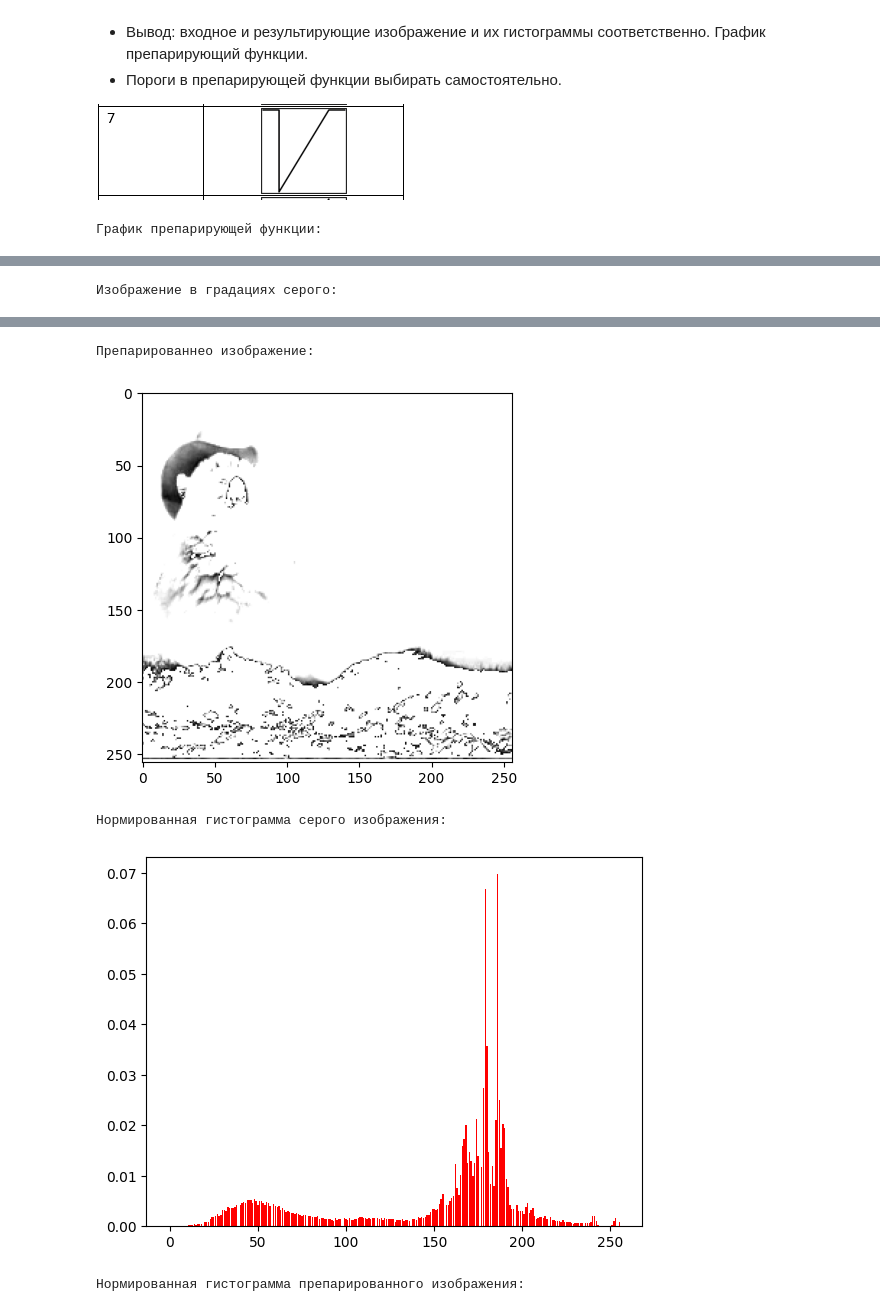
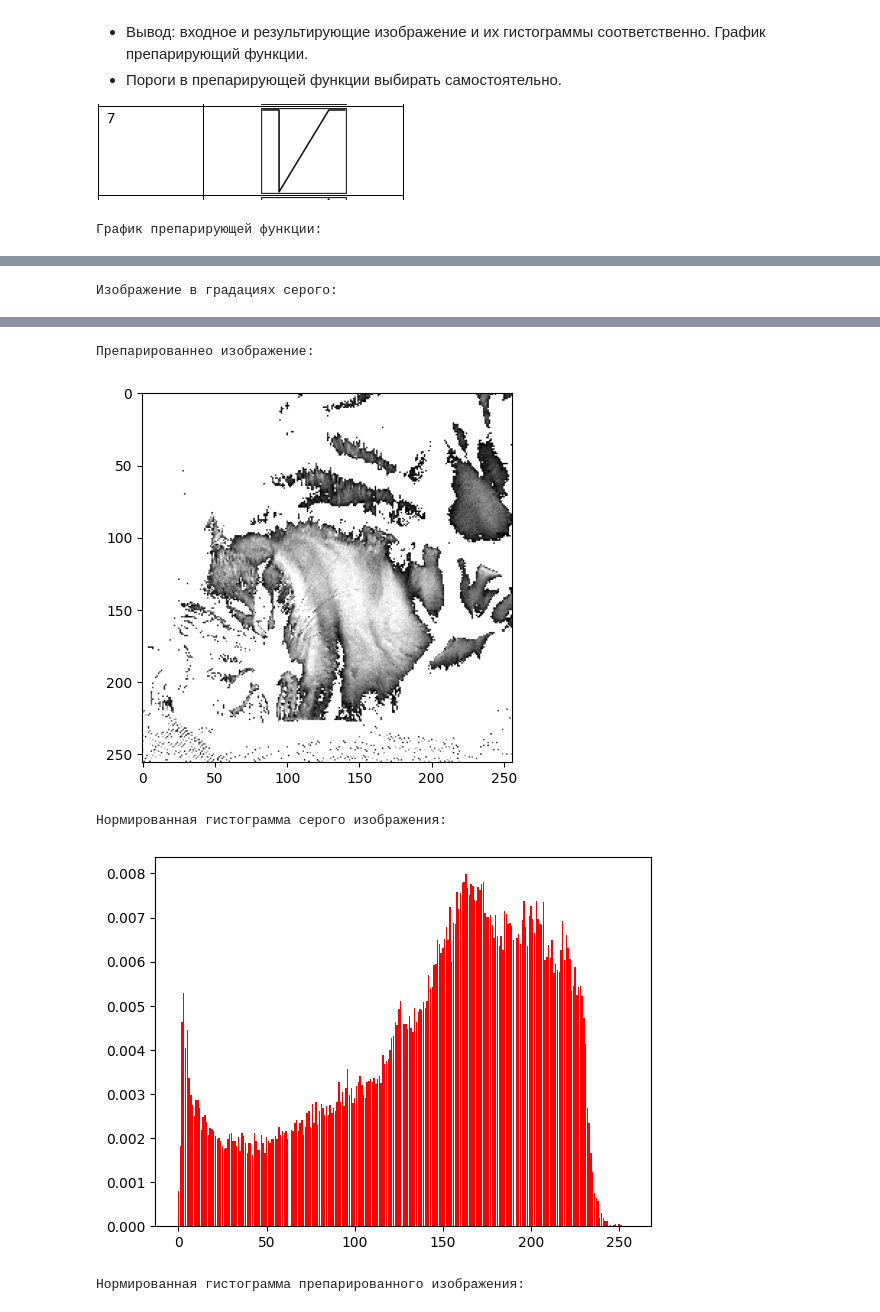
Before and after one commit to Televerso/TSOI_lab2, a Jupyter notebook: ТЦОИ_ЛР2.ipynb, the cells around one changed output, grey strips where cells are left out. Saved outputs shown, nothing was run; the diff lists cells and outputs as text; code cells hidden in the pictures.

```diff
--- a/ТЦОИ_ЛР2.ipynb
+++ b/ТЦОИ_ЛР2.ipynb
@@ -77,7 +77,7 @@ def to_grayscale(image):
             image_gray[i][j] = 0.2989*image[i,j,0]+0.5870*image[i,j,1]+0.1140*image[i,j,2]
     return image_gray
 
-image_orig = cv2.resize(cv2.imread('img3.png',1).astype('uint8')[:,:,::-1], (256,256))
+image_orig = cv2.resize(cv2.imread('img4.png',1).astype('uint8')[:,:,::-1], (256,256))
 print("Исходное изображение:")
 show_image(image_orig)
 image_gray = to_grayscale(image_orig)
@@ -199,7 +199,7 @@ def prep_image(image,g_min,g_max):
     return image_new
 
 print("График препарирующей функции:")
-image_prep = prep_image(image_gray,100,155)
+image_prep = prep_image(image_gray,180,230)
 print("Изображение в градациях серого:")
 show_image(image_gray)
 print("Препарированнео изображение:")
@@ -216,5 +216,5 @@ show_hist(norm_hist(image_prep))
 Препарированнео изображение:
-[figure, old version]
+[figure, new version]
 Нормированная гистограмма серого изображения:
-[figure, old version]
+[figure, new version]
 Нормированная гистограмма препарированного изображения:
```
Also changed, not shown: parts of 4 cells of this notebook, 2 other files.
